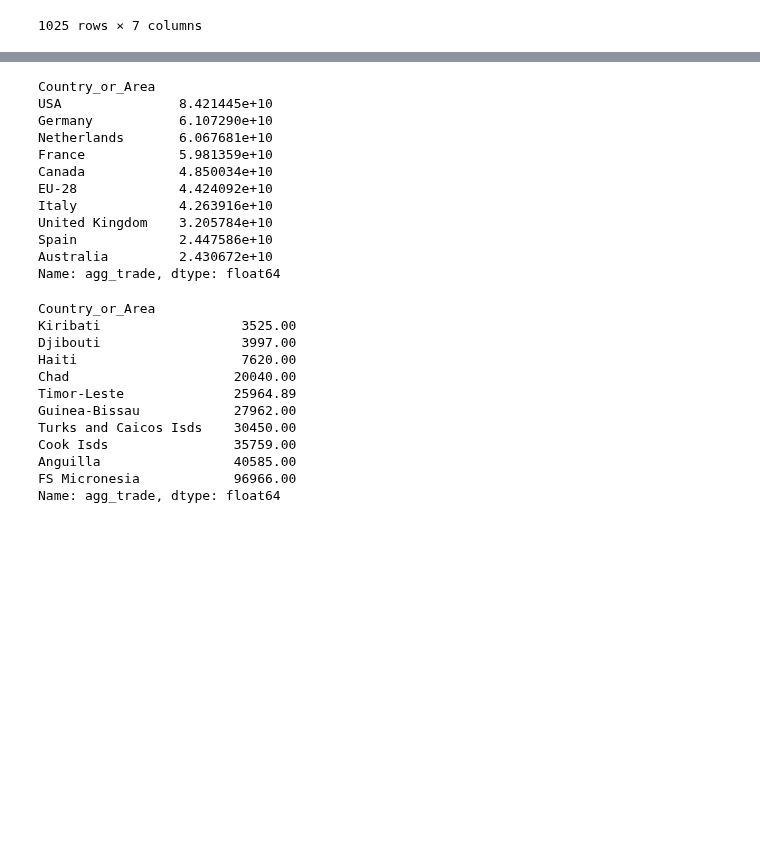
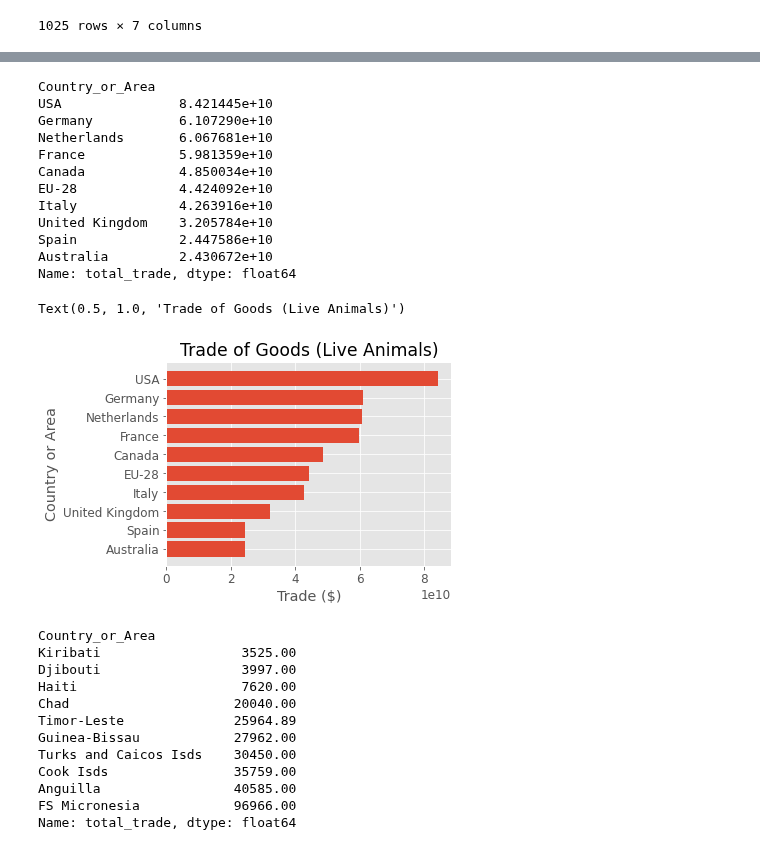
Before and after one commit to eldrigeampong/Data-Science, a Jupyter notebook: UN/Commodity Trade Statistics Database/proj2.ipynb, the cells around one changed output, grey strips where cells are left out. Drawn from its saved outputs; the diff is of its cells as text; code cells hidden in the pictures; blank space fills up the shorter version.

```diff
--- a/UN/Commodity Trade Statistics Database/proj2.ipynb
+++ b/UN/Commodity Trade Statistics Database/proj2.ipynb
@@ -236,0 +216,9 @@ agg_sum
+# %%
+agg_trade_stats = country_area_grouped.agg(
+    min_trade = ('Trade (USD)', np.min),
+    mean_trade = ('Trade (USD)', np.mean),
+    max_trade = ('Trade (USD)', np.max),
+    total_trade = ('Trade (USD)', np.sum)
+)
+
+agg_trade_stats
@@ -237,5 +240,5 @@ agg_sum
 # %%
-agg_sum['agg_trade'].sort_values(ascending=False).head(10)                 # top ten country or area with the highest trade
+agg_trade_stats['total_trade'].sort_values(ascending=False).head(10)                 # top ten country or area with the highest trade in dollars
 # %% [output]
 Country_or_Area
 USA               8.421445e+10
@@ -248,9 +251,26 @@ Italy             4.263916e+10
 United Kingdom    3.205784e+10
 Spain             2.447586e+10
 Australia         2.430672e+10
-Name: agg_trade, dtype: float64
+Name: total_trade, dtype: float64
+# %%
+top_10_trade = agg_trade_stats['total_trade'].sort_values(ascending=False).head(10)
+
+# get country or area names and their respective values
+country_or_area = top_10_trade.keys()
+total_trade = top_10_trade.values
+# %%
+fig, ax = plt.subplots()
+
+hbars = ax.barh(country_or_area, total_trade, align='center')
+ax.invert_yaxis()                                               # labels read top-to-bottom
+ax.set_xlabel('Trade ($)')
+ax.set_ylabel('Country or Area')
+ax.set_title('Trade of Goods (Live Animals)')
+# %% [output]
+Text(0.5, 1.0, 'Trade of Goods (Live Animals)')
+[figure, added]
 # %%
-agg_sum['agg_trade'].sort_values(ascending=True).head(10)                 # top ten country or area with the lowest trade
+agg_trade_stats['total_trade'].sort_values(ascending=True).head(10)            # top ten country or area with the lowest trade in dollars
 # %% [output]
 Country_or_Area
 Kiribati                  3525.00
@@ -263,4 +283,4 @@ Turks and Caicos Isds    30450.00
 Cook Isds                35759.00
 Anguilla                 40585.00
 FS Micronesia            96966.00
-Name: agg_trade, dtype: float64
+Name: total_trade, dtype: float64
```
Also changed, not shown: parts of 5 cells of this notebook.
